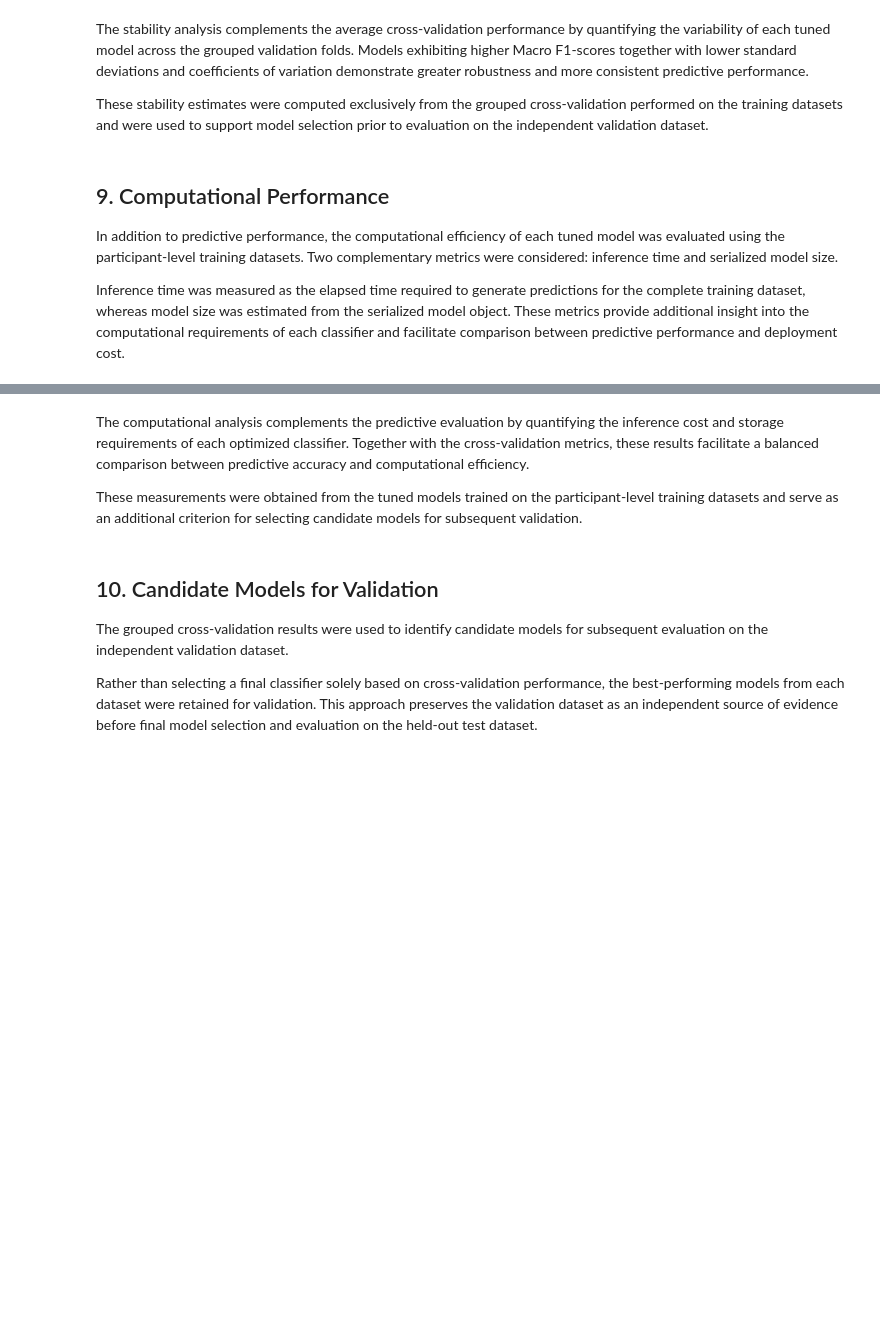
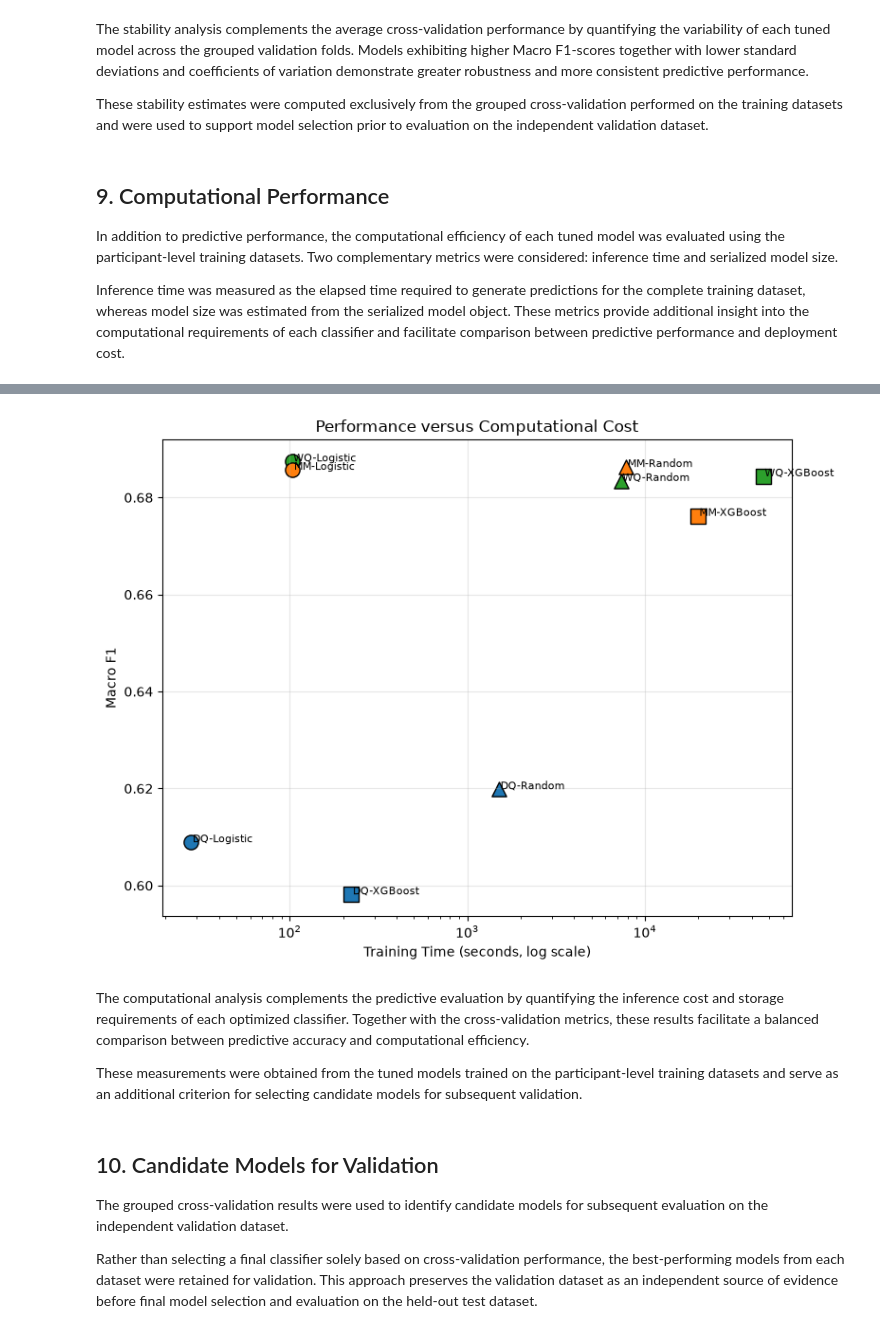
Before and after one commit to obramwell/AI-Assisted-Screening-of-Parkinson-s-Disease, a Jupyter notebook: notebooks/11b_hyperparameter_tuning.ipynb, the cells around one changed output, grey strips where cells are left out. Cells and saved outputs as stored; diff of their text form; code cells hidden in the pictures; blank space fills up the shorter version.

```diff
--- a/notebooks/11b_hyperparameter_tuning.ipynb
+++ b/notebooks/11b_hyperparameter_tuning.ipynb
@@ -1199,7 +1272,7 @@ fig, ax = plt.subplots(
 dataset_colors = {
     "Demographics + Questionnaire": "#1f77b4",
     "Wearable + Questionnaire": "#2ca02c",
-    "Multimodal": "#ff7f0e",
+    "Full Multimodal": "#ff7f0e",
 }
 
 model_markers = {
@@ -1211,7 +1284,7 @@ model_markers = {
 dataset_short = {
     "Demographics + Questionnaire": "DQ",
     "Wearable + Questionnaire": "WQ",
-    "Multimodal": "MM",
+    "Full Multimodal": "MM",
 }
 
 for _, row in computational_summary.iterrows():
@@ -1241,33 +1314,35 @@ for _, row in computational_summary.iterrows():
         f"{dataset_short[row['Dataset']]}-{row['Model'].split()[0]}",
 
         fontsize=8,
 
     )
 
 ax.set_xscale("log")
 
 ax.set_xlabel(
     "Training Time (seconds, log scale)"
 )
 
 ax.set_ylabel(
     "Macro F1"
 )
 
 ax.set_title(
     "Performance versus Computational Cost"
 )
 
 ax.grid(alpha=0.3)
 
 plt.tight_layout()
 
 outputs.save_figure(
     fig,
     "11b_performance_vs_training_time.png",
 )
 
 plt.show()
+# %% [output]
+[figure, added]
 # %% [markdown]
 The computational analysis complements the predictive evaluation by quantifying the inference cost and storage requirements of each optimized classifier. Together with the cross-validation metrics, these results facilitate a balanced comparison between predictive accuracy and computational efficiency.
 
```
Also changed, not shown: parts of 19 cells of this notebook, 13 other files.
